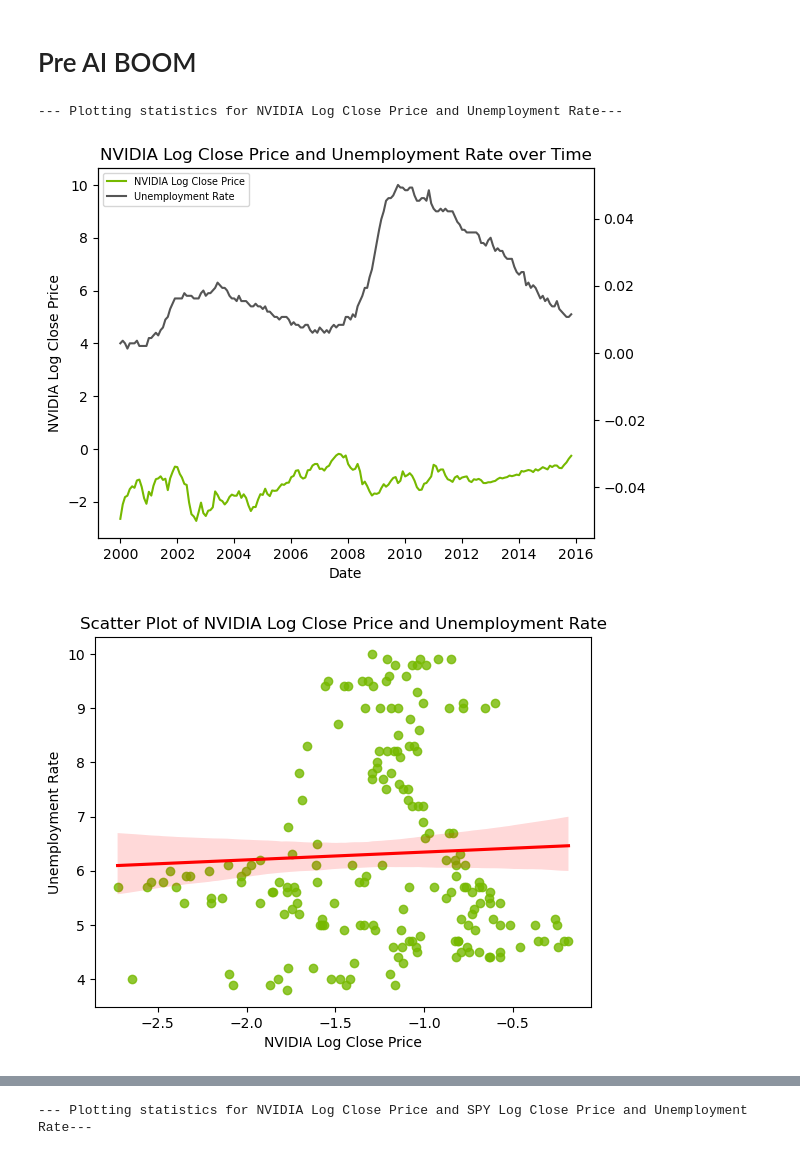
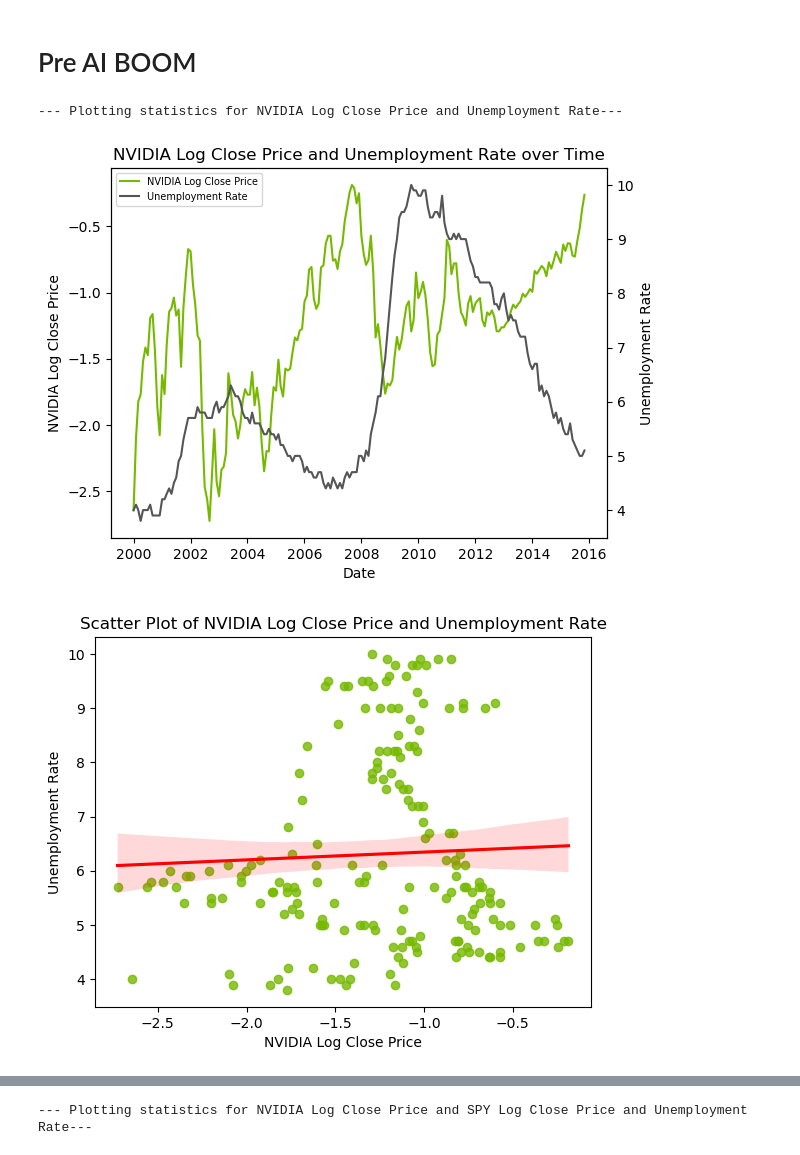
Before and after one commit to bwhong/bwhong-dsci510_fall2025_final_project, a Jupyter notebook: src/results.ipynb, the cells around one changed output, grey strips where cells are left out. Saved outputs shown, nothing was run; the diff lists cells and outputs as text; code cells hidden in the pictures.

Commit message:
fixed y-axis for dual axis line graphs

```diff
--- a/src/results.ipynb
+++ b/src/results.ipynb
@@ -33,6 +33,5 @@ plot_statistics(fred_processed_data_covid, 'Unemployment Rate', result_dir=RESUL
 # %%
 # --- FRED Data Covid Data Processed---
-fred_raw_data = get_fred_data(UNRATE_DATASET, START_DATE, END_DATE, fred_api_key)
-fred_processed_data = process_fred_data(fred_raw_data, 'Unemployment Rate', True)
+fred_processed_data = process_fred_data(fred_raw_data, 'Unemployment Rate', False)
 fred_processed_data.head()
 # %% [output]
@@ -123,7 +116,6 @@ plot_statistics(nvidia_processed_data, 'NVIDIA Log Close Price', result_dir=RESU
 [figure]
 [figure]
 # %%
-nvidia_raw_data = get_stock_data(NVIDIA_DATASET,  START_DATE, END_DATE, '1mo', True)
-nvidia_processed_data  = process_stock_data(nvidia_raw_data, 'SPY')
-nvidia_processed_data.head()
+nvidia_processed_log_data  = process_stock_data(nvidia_raw_data, 'SPY')
+nvidia_processed_log_data.head()
 # %% [output]
@@ -176,13 +165,13 @@ plot_correlation_analysis(nvidia_processed_data, spy_processed_data, '#76B900',
 # Pre AI BOOM
 # %%
 fred_processed_data_pre_ai_boom = fred_processed_data[fred_processed_data['Date'] < AI_BOOM_START_DATE]
-nvidia_processed_data_pre_ai_boom = nvidia_processed_data[nvidia_processed_data['Date'] < AI_BOOM_START_DATE]
-spy_processed_data_pre_ai_boom = spy_processed_data[spy_processed_data['Date'] < AI_BOOM_START_DATE]
+nvidia_processed_log_data_pre_ai_boom = nvidia_processed_log_data[nvidia_processed_log_data['Date'] < AI_BOOM_START_DATE]
+spy_processed_log_data_pre_ai_boom = spy_processed_log_data[spy_processed_log_data['Date'] < AI_BOOM_START_DATE]
 # %%
-plot_correlation_analysis(nvidia_processed_data_pre_ai_boom, fred_processed_data_pre_ai_boom, NVIDIA_DATASET_COLOR, UNRATE_DATASET_COLOR, 'NVIDIA Log Close Price', 'Unemployment Rate',  ai_boom= 'Pre', notebook_plot=True)
+plot_correlation_analysis(nvidia_processed_log_data_pre_ai_boom, fred_processed_data_pre_ai_boom, NVIDIA_DATASET_COLOR, UNRATE_DATASET_COLOR, 'NVIDIA Log Close Price', 'Unemployment Rate',  ai_boom= 'Pre', notebook_plot=True)
 # %% [output]
 --- Plotting statistics for NVIDIA Log Close Price and Unemployment Rate---
-[figure, old version]
+[figure, new version]
 [figure]
 [figure]
 # %%
```
Also changed, not shown: parts of 17 cells of this notebook, 1 other file.
